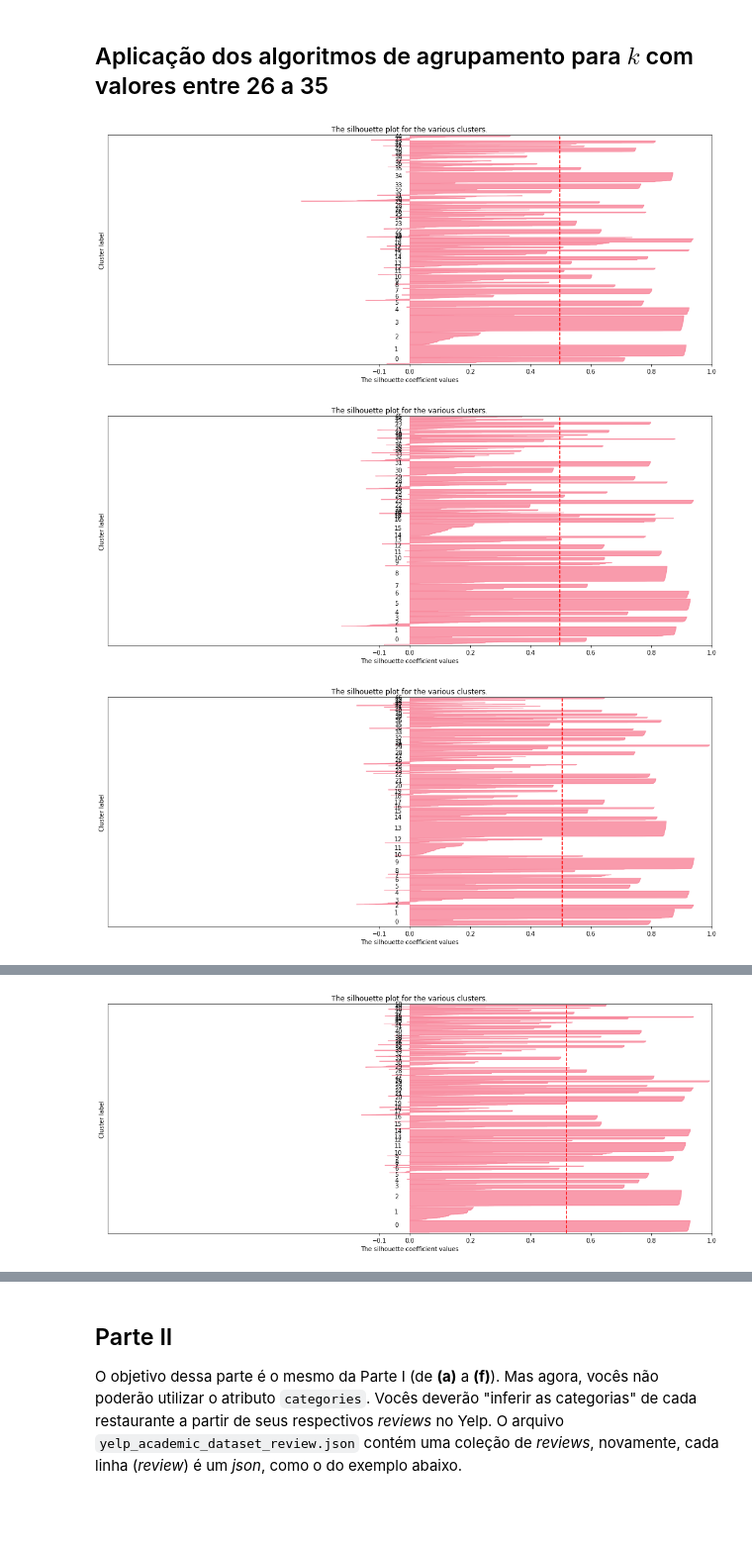
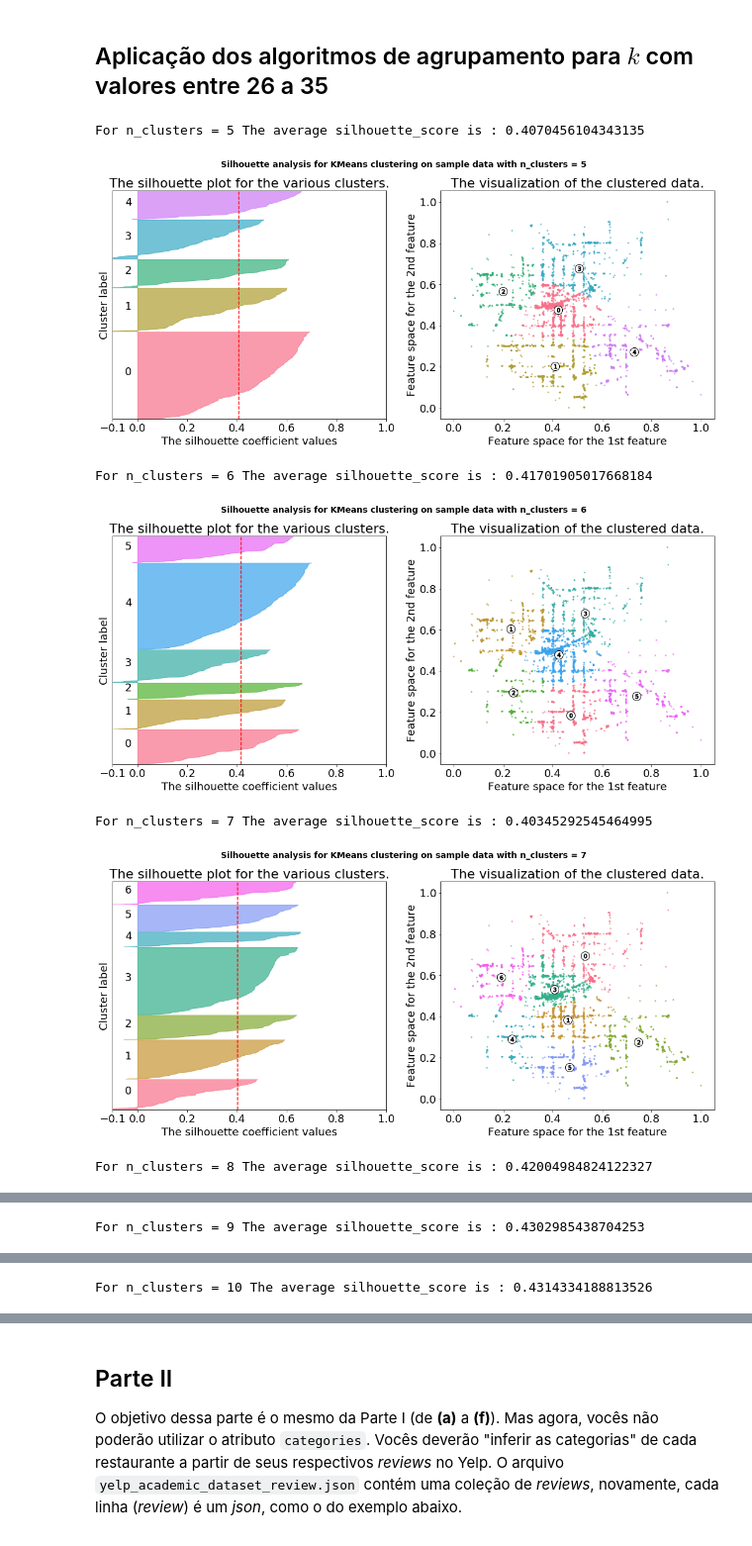
Before and after one commit to gaabrielfranco/data-mining-w1, a Jupyter notebook: w1.ipynb, the cells around one changed output, grey strips where cells are left out. Shown at 99% size. Drawn from its saved outputs; the diff is of its cells as text; code cells hidden in the pictures; blank space fills up the shorter version.

```diff
--- a/w1.ipynb
+++ b/w1.ipynb
@@ -210,69 +235,105 @@ plt.plot(range(2, 250), inertia)
 # %% [markdown]
 ## Aplicação dos algoritmos de agrupamento para $k$ com valores entre 26 a 35
 # %%
-range_n_clusters = [x for x in range(45, 55)]
+range_n_clusters = range(5, 20)
+
+data_analysis = data[["latitude", "longitude"]]
+longitude = data["longitude"].as_matrix()
+latitude = data["latitude"].as_matrix()
 
 for n_clusters in range_n_clusters:
     # Create a subplot with 1 row and 2 columns
-    fig, ax1 = plt.subplots(1)
+    fig, (ax1, ax2) = plt.subplots(1, 2)
     fig.set_size_inches(18, 7)
 
     # The 1st subplot is the silhouette plot
     # The silhouette coefficient can range from -1, 1 but in this example all
     # lie within [-0.1, 1]
-    ax1.set_xlim([-1, 1])
+    ax1.set_xlim([-0.1, 1])
     # The (n_clusters+1)*10 is for inserting blank space between silhouette
     # plots of individual clusters, to demarcate them clearly.
-    ax1.set_ylim([0, len(df_pca) + (n_clusters + 1) * 10])
+    ax1.set_ylim([0, len(data_analysis) + (n_clusters + 1) * 10])
 
     # Initialize the clusterer with n_clusters value and a random generator
     # seed of 10 for reproducibility.
     clusterer = KMeans(n_clusters=n_clusters)
-    cluster_labels = clusterer.fit_predict(df_pca)
+    cluster_labels = clusterer.fit_predict(data_analysis)
 
     # The silhouette_score gives the average value for all the samples.
     # This gives a perspective into the density and separation of the formed
     # clusters
-    silhouette_avg = silhouette_score(df_pca, cluster_labels)
+    silhouette_avg = silhouette_score(data_analysis, cluster_labels)
+    print("For n_clusters =", n_clusters,
+          "The average silhouette_score is :", silhouette_avg)
 
     # Compute the silhouette scores for each sample
-    sample_silhouette_values = silhouette_samples(df_pca, cluster_labels)
+    sample_silhouette_values = silhouette_samples(data_analysis, cluster_labels)
 
     y_lower = 10
+
+    color = (sns.color_palette("husl", n_clusters))
     for i in range(n_clusters):
         # Aggregate the silhouette scores for samples belonging to
         # cluster i, and sort them
         ith_cluster_silhouette_values = \
             sample_silhouette_values[cluster_labels == i]
 
         ith_cluster_silhouette_values.sort()
 
         size_cluster_i = ith_cluster_silhouette_values.shape[0]
         y_upper = y_lower + size_cluster_i
 
-        color = (sns.color_palette("husl", n_clusters))
         ax1.fill_betweenx(np.arange(y_lower, y_upper),
                           0, ith_cluster_silhouette_values,
-                          facecolor=color, edgecolor=color, alpha=0.7)
+                          facecolor=color[i], edgecolor=color[i], alpha=0.7)
 
         # Label the silhouette plots with their cluster numbers at the middle
         ax1.text(-0.05, y_lower + 0.5 * size_cluster_i, str(i))
 
         # Compute the new y_lower for next plot
         y_lower = y_upper + 10  # 10 for the 0 samples
 
     ax1.set_title("The silhouette plot for the various clusters.")
     ax1.set_xlabel("The silhouette coefficient values")
     ax1.set_ylabel("Cluster label")
 
     # The vertical line for average silhouette score of all the values
     ax1.axvline(x=silhouette_avg, color="red", linestyle="--")
 
     ax1.set_yticks([])  # Clear the yaxis labels / ticks
     ax1.set_xticks([-0.1, 0, 0.2, 0.4, 0.6, 0.8, 1])
 
+    # 2nd Plot showing the actual clusters formed
+    #colors = cm.spectral(cluster_labels.astype(float) / n_clusters)
+    colors = [color[i] for i in cluster_labels]
+    #for i in range(len(longitude)):
+    ax2.scatter(latitude, longitude, marker='.', s=30, lw=0, alpha=0.7,
+                c=colors, edgecolor='k')
+
+    # Labeling the clusters
+    centers = clusterer.cluster_centers_
+    # Draw white circles at cluster centers
+    ax2.scatter(centers[:, 0], centers[:, 1], marker='o',
+                c="white", alpha=1, s=200, edgecolor='k')
+
+    for i, c in enumerate(centers):
+        ax2.scatter(c[0], c[1], marker='$%d$' % i, alpha=1,
+                    s=50, edgecolor='k')
+
+    ax2.set_title("The visualization of the clustered data.")
+    ax2.set_xlabel("Feature space for the 1st feature")
+    ax2.set_ylabel("Feature space for the 2nd feature")
+
+    plt.suptitle(("Silhouette analysis for KMeans clustering on sample data "
+                  "with n_clusters = %d" % n_clusters),
+                 fontsize=14, fontweight='bold')
+
     plt.show()
 # %% [output]
+For n_clusters = 5 The average silhouette_score is : 0.4070456104343135
-[figure, old version]
+[figure, new version]
+For n_clusters = 6 The average silhouette_score is : 0.41701905017668184
-[figure, old version]
+[figure, new version]
+For n_clusters = 7 The average silhouette_score is : 0.40345292545464995
-[figure, old version]
+[figure, new version]
+For n_clusters = 8 The average silhouette_score is : 0.42004984824122327
@@ -279,0 +341 @@ for n_clusters in range_n_clusters:
+For n_clusters = 9 The average silhouette_score is : 0.4302985438704253
@@ -280,0 +343 @@ for n_clusters in range_n_clusters:
+For n_clusters = 10 The average silhouette_score is : 0.4314334188813526
@@ -282 +344,0 @@ for n_clusters in range_n_clusters:
-[figure, removed]
```
Also changed, not shown: parts of 3 cells of this notebook, 2 other files.
